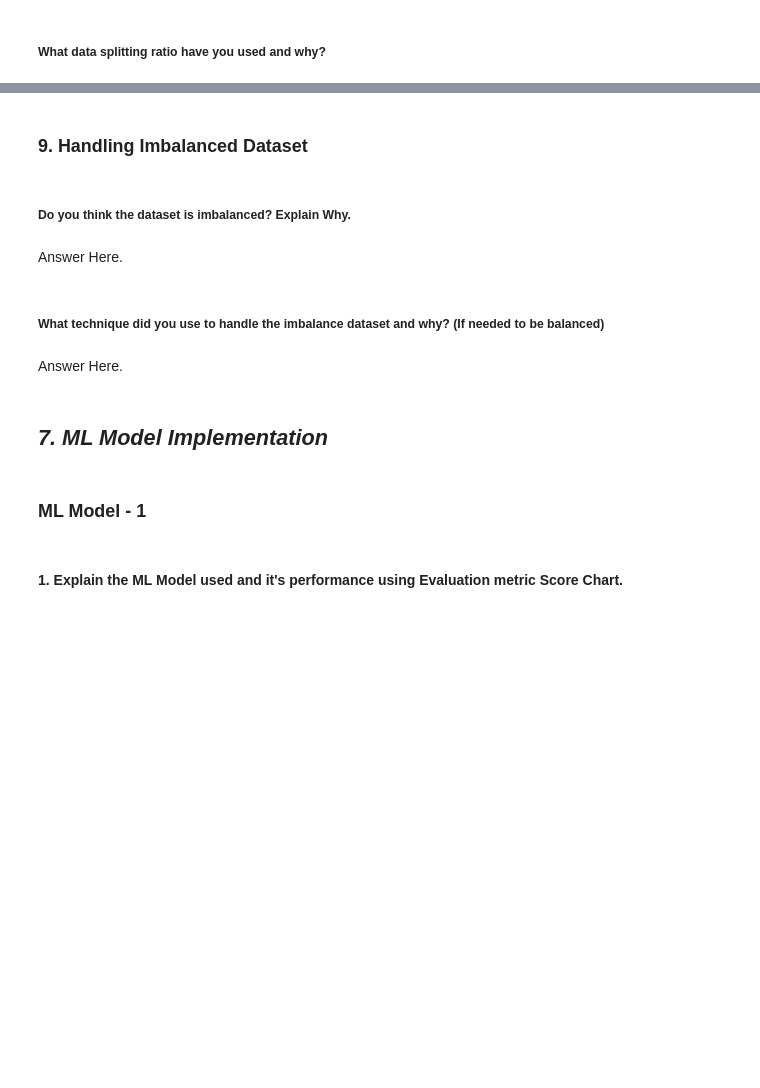
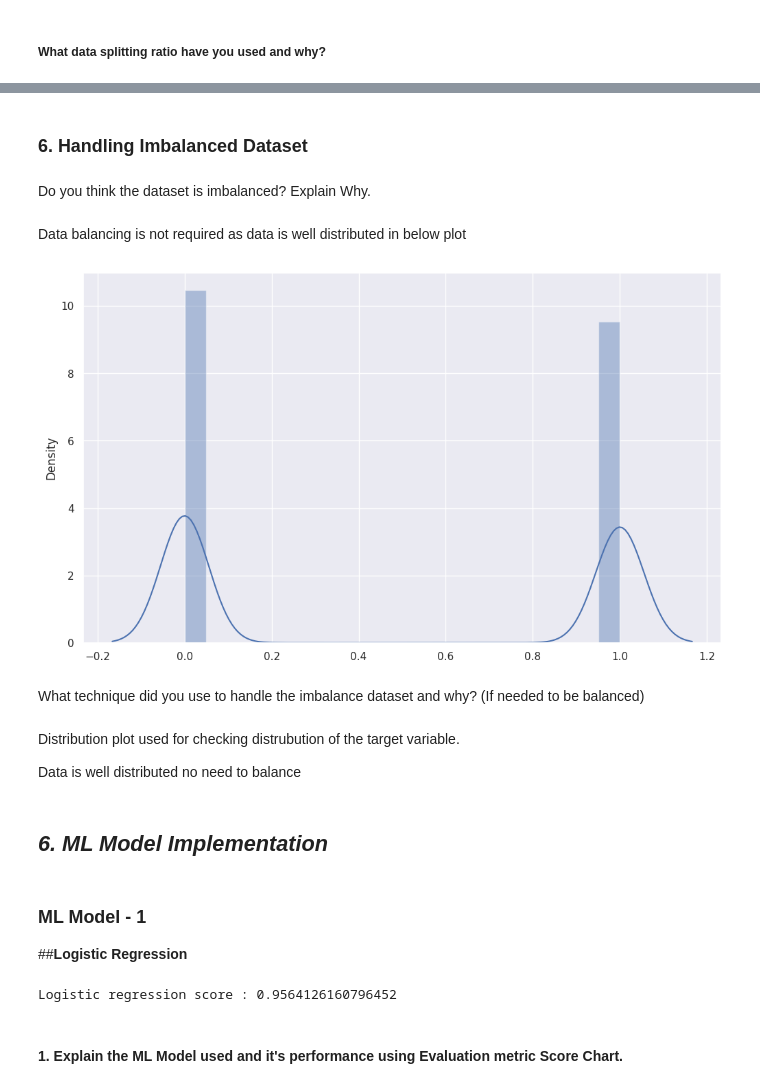
Before and after one commit to meenubenny/Airline_Passenger_Referral_Prediction, a Jupyter notebook: MeenuBenny_Airline_Passenger_Referral_Prediction_capston_project.ipynb, the cells around one changed output, grey strips where cells are left out. Drawn from its saved outputs; the diff is of its cells as text; code cells hidden in the pictures; blank space fills up the shorter version.

```diff
--- a/MeenuBenny_Airline_Passenger_Referral_Prediction_capston_project.ipynb
+++ b/MeenuBenny_Airline_Passenger_Referral_Prediction_capston_project.ipynb
@@ -1017,0 +1056,2 @@ plt.show()
+# %%
+df = df[df['recommended'].notna()]
@@ -1017,0 +1075,11 @@ plt.show()
+# %%
+#create function to get sentiment score for review
+def sentiment_score(s):
+  #create SentimentIntensityAnalyzer object
+  sia_object=SentimentIntensityAnalyzer()
+  #scoring each reviews depending on their polarity
+  sentiment_dict=sia_object.polarity_scores(s)
+  return sentiment_dict['compound']
+# %%
+#creatic numeric review column to find and store the polarity of each customer review
+df['numeric_review']=df['customer_review'].apply(sentiment_score)
@@ -1017,0 +1125,4 @@ plt.show()
+# %%
+#Dropping customer review to replace with numeric review.
+df.drop('customer_review' , axis =1, inplace =True)
+df.info()
@@ -1125,16 +1207,23 @@ Answer Here.
 # %% [markdown]
-### 9. Handling Imbalanced Dataset
+### 6. Handling Imbalanced Dataset
 # %% [markdown]
-##### Do you think the dataset is imbalanced? Explain Why.
+Do you think the dataset is imbalanced? Explain Why.
-# %% [markdown]
-Answer Here.
+# %% [markdown]
+Data balancing is not required as data is well distributed in below plot
 # %%
 # Handling Imbalanced Dataset (If needed)
+sns.distplot(x=df["recommended"])
+plt.show()
+# %% [output]
+[figure, added]
 # %% [markdown]
-##### What technique did you use to handle the imbalance dataset and why? (If needed to be balanced)
+What technique did you use to handle the imbalance dataset and why? (If needed to be balanced)
-# %% [markdown]
-Answer Here.
+# %% [markdown]
+Distribution plot used for checking distrubution of the target variable.
+
+Data is well distributed no need to balance
 # %% [markdown]
-## ***7. ML Model Implementation***
+## ***6. ML Model Implementation***
 # %% [markdown]
 ### ML Model - 1
+##**Logistic Regression**
@@ -1146,0 +1230,20 @@ Answer Here.
+# %%
+# ML Model - 1 Implementation
+
+# Fit the Algorithm
+
+# Predict on the model
+#Logistic regression:
+
+from sklearn.linear_model import LogisticRegression
+
+
+Log_reg=LogisticRegression(max_iter=10000)
+Log_reg.fit(X_train,y_train)
+score=Log_reg.score(X_test,y_test)
+print(f'Logistic regression score : {score}')
+
+#Log_reg= LogisticRegression()
+#Log_reg.fit(X_train, y_train)
+# %% [output]
+Logistic regression score : 0.9564126160796452
```
Also changed, not shown: parts of 237 cells of this notebook.
